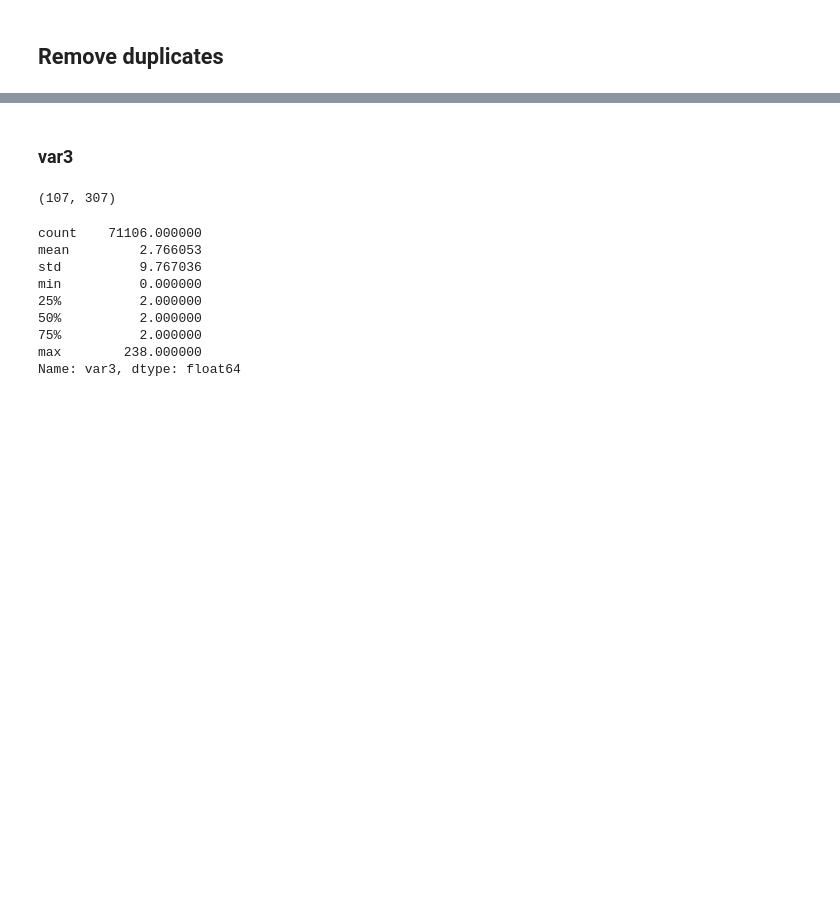
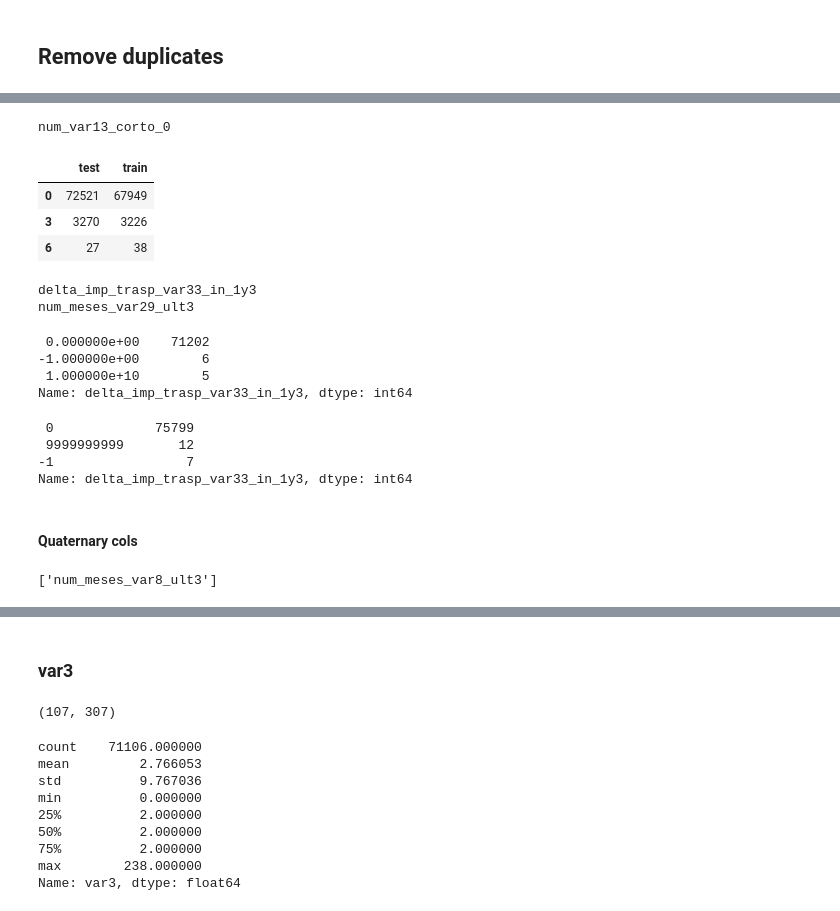
Before and after one commit to jjinking/kaggle-santander, a Jupyter notebook: preprocess.ipynb, the cells around one changed output, grey strips where cells are left out. Saved outputs shown, nothing was run; the diff lists cells and outputs as text; code cells hidden in the pictures; blank space fills up the shorter version.

```diff
--- a/preprocess.ipynb
+++ b/preprocess.ipynb
@@ -165,0 +180,2 @@ len(binary_cols)
+# %%
+categorical_cols = eda.find_categorical_columns(df[feature_cols], df_test)
@@ -165,0 +194,5 @@ len(binary_cols)
+# %%
+binary_cols_01 = []
+for c, n in categorical_cols:
+    if n == 2 and (set(df[c].unique()) == {0, 1} or set(df[c].unique()) == {0.0, 1.0}):
+        binary_cols_01.append(c)
@@ -165,0 +219,8 @@ len(binary_cols)
+# %%
+# Check binary cols that are weird
+weird_binary_cols = []
+for c, n in categorical_cols:
+    if n == 2:
+        if set(df[c].unique()) != {0, 1}:
+            weird_binary_cols.append(c)
+weird_binary_cols
@@ -165,0 +297,3 @@ len(binary_cols)
+# %%
+trinary_cols = [c for c, n in categorical_cols if n == 3]
+trinary_cols
@@ -165,0 +313,39 @@ len(binary_cols)
+# %%
+x = 3
+print(trinary_cols[x])
+pd.DataFrame({'train': df[trinary_cols[x]].value_counts(), 'test': df_test[trinary_cols[x]].value_counts()})
+# %% [output]
+num_var13_corto_0
+|  | test | train |
+| 0 | 72521 | 67949 |
+| 3 | 3270 | 3226 |
+| 6 | 27 | 38 |
+# %%
+zero_three_six = {0, 3, 6}
+for c in trinary_cols:
+    if set(df[c].unique()) != zero_three_six:
+        print(c)
+# %% [output]
+delta_imp_trasp_var33_in_1y3
+num_meses_var29_ult3
+# %%
+df['delta_imp_trasp_var33_in_1y3'].value_counts()
+# %% [output]
+ 0.000000e+00    71202
+-1.000000e+00        6
+ 1.000000e+10        5
+Name: delta_imp_trasp_var33_in_1y3, dtype: int64
+# %%
+df_test['delta_imp_trasp_var33_in_1y3'].value_counts()
+# %% [output]
+ 0             75799
+ 9999999999       12
+-1                 7
+Name: delta_imp_trasp_var33_in_1y3, dtype: int64
+# %% [markdown]
+#### Quaternary cols
+# %%
+quaternary_cols = [c for c, n in categorical_cols if n == 4]
+quaternary_cols
+# %% [output]
+['num_meses_var8_ult3']
```
Also changed, not shown: parts of 84 cells of this notebook, 1 other file.
